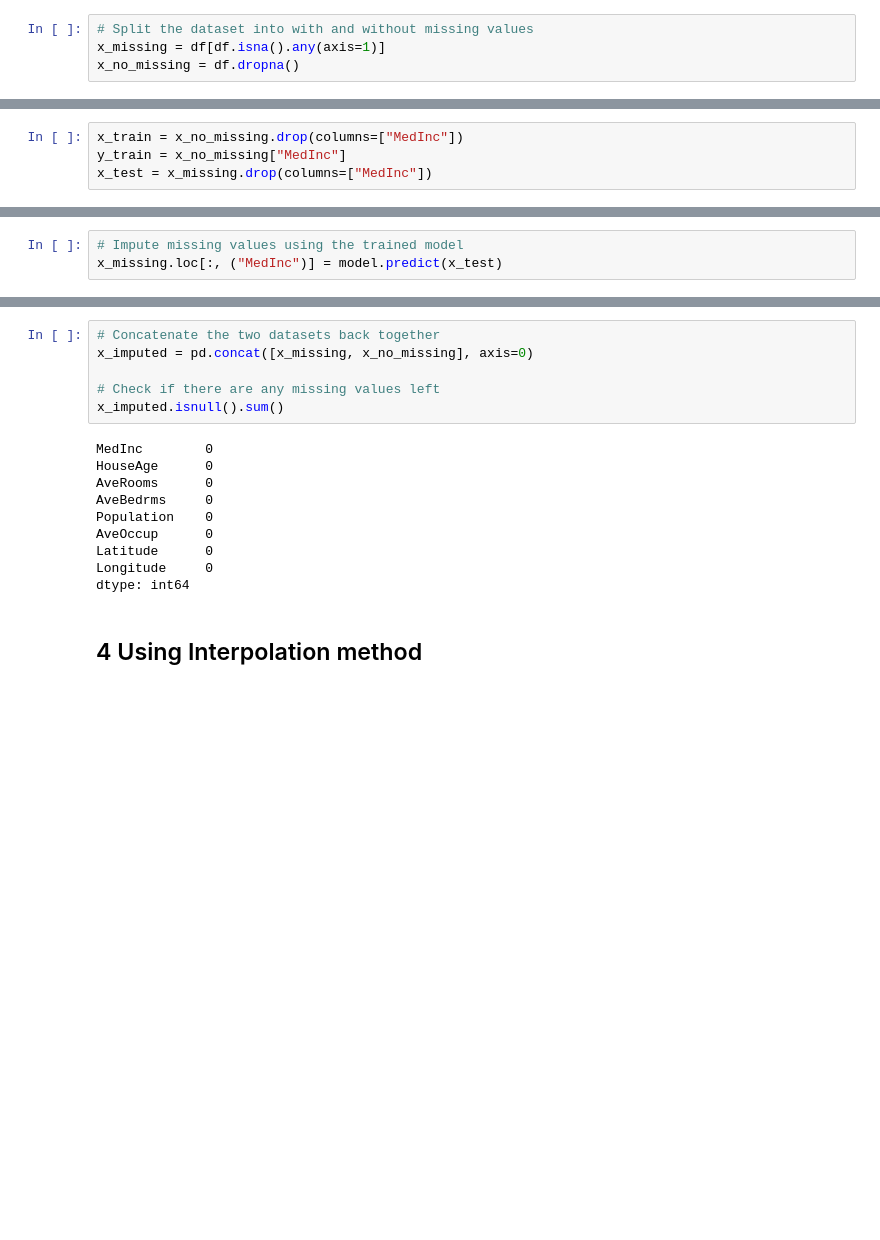
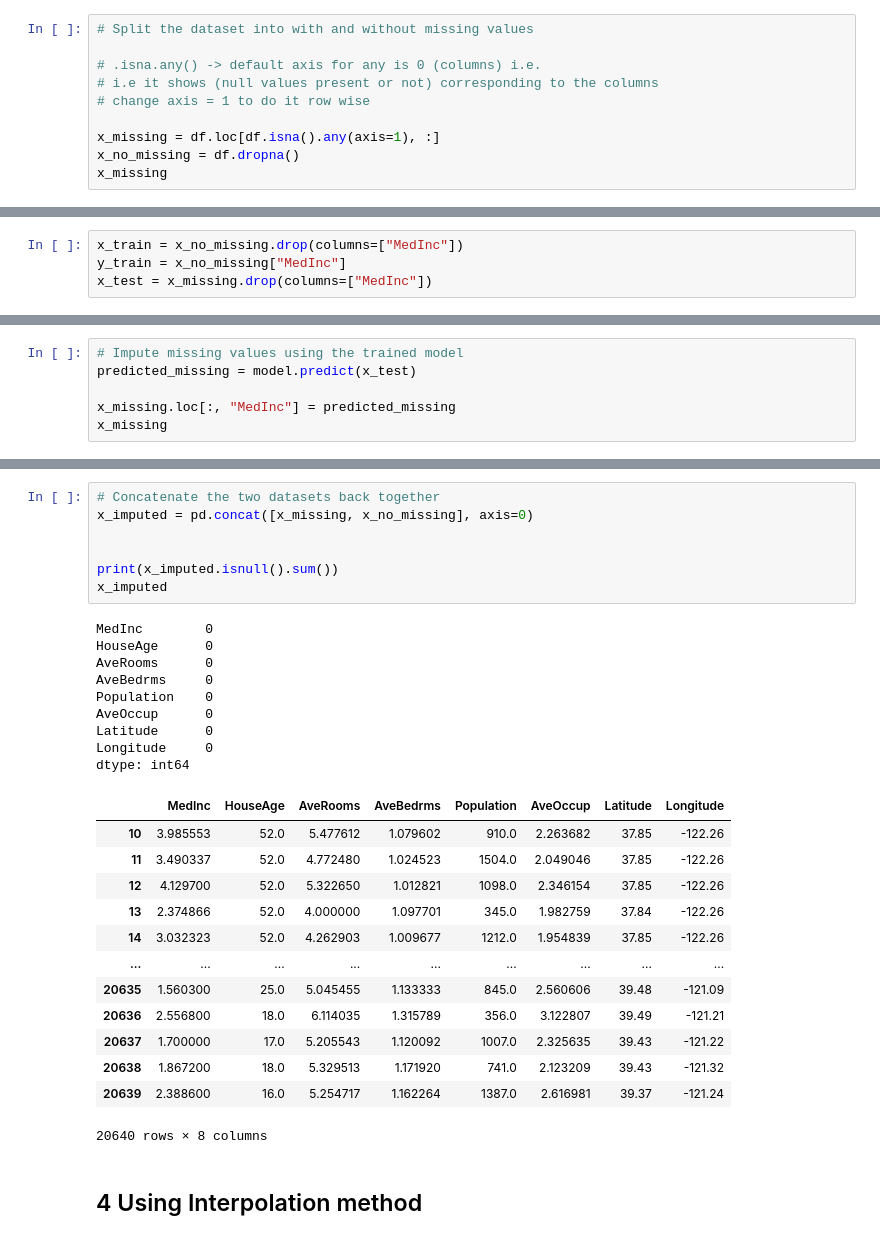
Before and after one commit to prathwik0/AML, a Jupyter notebook: lab_programs/1 Handling missing values.ipynb, the cells around one changed output, grey strips where cells are left out. Saved outputs shown, nothing was run; the diff lists cells and outputs as text; blank space fills up the shorter version.

```diff
--- a/lab_programs/1 Handling missing values.ipynb
+++ b/lab_programs/1 Handling missing values.ipynb
@@ -151,5 +130,11 @@ Longitude      0
 dtype: int64
 # %%
 # Split the dataset into with and without missing values
-x_missing = df[df.isna().any(axis=1)]
+
+# .isna.any() -> default axis for any is 0 (columns) i.e.
+# i.e it shows (null values present or not) corresponding to the columns
+# change axis = 1 to do it row wise
+
+x_missing = df.loc[df.isna().any(axis=1), :]
 x_no_missing = df.dropna()
+x_missing
@@ -180,6 +162,9 @@ x_missing.loc[:, ("MedInc", "HouseAge")]
 # %%
 # Impute missing values using the trained model
-x_missing.loc[:, ("MedInc")] = model.predict(x_test)
+predicted_missing = model.predict(x_test)
+
+x_missing.loc[:, "MedInc"] = predicted_missing
+x_missing
 # %% [output]
 A value is trying to be set on a copy of a slice from a DataFrame.
 Try using .loc[row_indexer,col_indexer] = value instead
@@ -189,19 +185,33 @@ See the caveats in the documentation: https://pandas.pydata.org/pandas-docs/stab
 # %%
 # Concatenate the two datasets back together
 x_imputed = pd.concat([x_missing, x_no_missing], axis=0)
 
-# Check if there are any missing values left
-x_imputed.isnull().sum()
+
+print(x_imputed.isnull().sum())
+x_imputed
 # %% [output]
 MedInc        0
 HouseAge      0
 AveRooms      0
 AveBedrms     0
 Population    0
 AveOccup      0
 Latitude      0
 Longitude     0
 dtype: int64
+|  | MedInc | HouseAge | AveRooms | AveBedrms | Population | AveOccup | Latitude | Longitude |
+| 10 | 3.985553 | 52.0 | 5.477612 | 1.079602 | 910.0 | 2.263682 | 37.85 | -122.26 |
+| 11 | 3.490337 | 52.0 | 4.772480 | 1.024523 | 1504.0 | 2.049046 | 37.85 | -122.26 |
+| 12 | 4.129700 | 52.0 | 5.322650 | 1.012821 | 1098.0 | 2.346154 | 37.85 | -122.26 |
+| 13 | 2.374866 | 52.0 | 4.000000 | 1.097701 | 345.0 | 1.982759 | 37.84 | -122.26 |
+| 14 | 3.032323 | 52.0 | 4.262903 | 1.009677 | 1212.0 | 1.954839 | 37.85 | -122.26 |
+| ... | ... | ... | ... | ... | ... | ... | ... | ... |
+| 20635 | 1.560300 | 25.0 | 5.045455 | 1.133333 | 845.0 | 2.560606 | 39.48 | -121.09 |
+| 20636 | 2.556800 | 18.0 | 6.114035 | 1.315789 | 356.0 | 3.122807 | 39.49 | -121.21 |
+| 20637 | 1.700000 | 17.0 | 5.205543 | 1.120092 | 1007.0 | 2.325635 | 39.43 | -121.22 |
+| 20638 | 1.867200 | 18.0 | 5.329513 | 1.171920 | 741.0 | 2.123209 | 39.43 | -121.32 |
+| 20639 | 2.388600 | 16.0 | 5.254717 | 1.162264 | 1387.0 | 2.616981 | 39.37 | -121.24 |
+20640 rows × 8 columns
 # %% [markdown]
 ## 4 Using Interpolation method
 # %%
```
Also changed, not shown: parts of 21 cells of this notebook.
